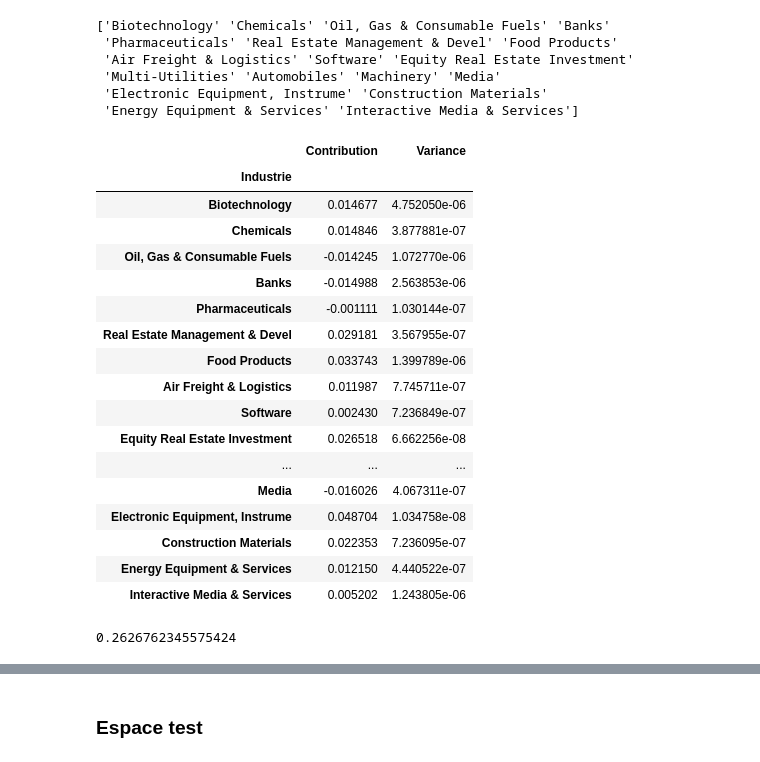
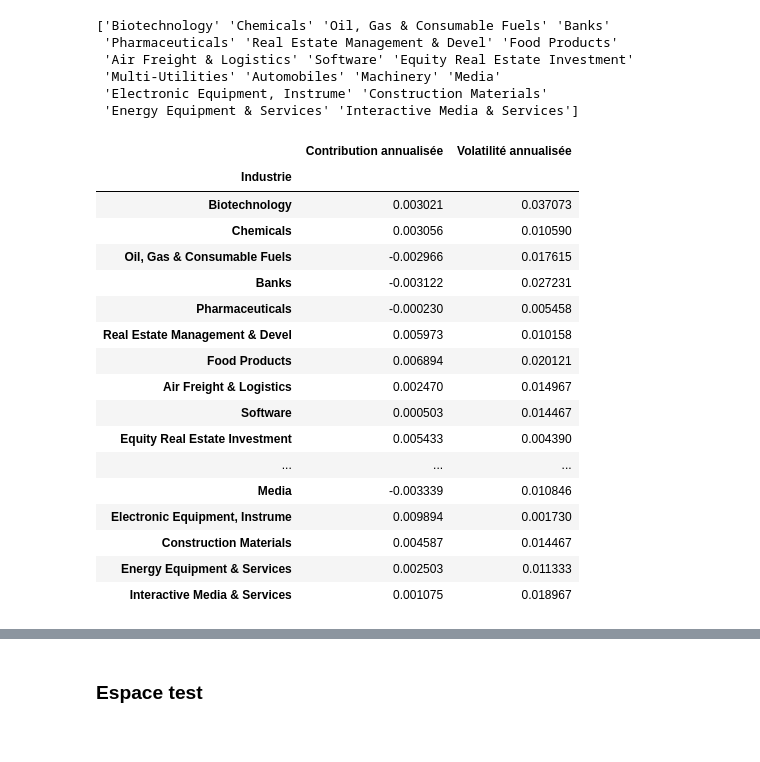
Before and after one commit to YvesAdl/BI_Finance_project, a Jupyter notebook: Facts sheet.ipynb, the cells around one changed output, grey strips where cells are left out. Drawn from its saved outputs; the diff is of its cells as text; code cells hidden in the pictures.

Commit message:
Add files via upload
Correction du soucis d'annualisation, génération d'un excel regroupant toutes les sorties nécessaire dans la facts sheet (à partir de 2-c)

```diff
--- a/Facts sheet.ipynb
+++ b/Facts sheet.ipynb
@@ -273,15 +281,17 @@ zone = portfolio_mapping.Geographical_zone.drop_duplicates().values;print(zone)
 ['NORTH AMERICA' 'EUROPE' 'ASIA/PACIFIC']
 # %%
 data_zone = {'Zone':[],
-            'Contribution':[],
-            'Variance':[]}
+            'Contribution annualisée':[],
+            'Volatilité annualisée':[]}
 
 for zones in zone:
     securities = portfolio_mapping[portfolio_mapping.Geographical_zone==zones].index.values
     perf = df.loc[securities,'contribution'].sum()
     var = covar_pondere[securities].loc[securities].sum().sum()
+    perf = (perf+1)**(1/T)-1 #annualisation du rendement
+    var = np.sqrt(var*nb_days_open) #annualisation de la volatilité
     data_zone['Zone'].append(zones)
-    data_zone['Contribution'].append(perf)
-    data_zone['Variance'].append(var)
+    data_zone['Contribution annualisée'].append(perf)
+    data_zone['Volatilité annualisée'].append(var)
 # %%
 df_zone = pd.DataFrame(data_zone)
@@ -308,15 +319,17 @@ sector = portfolio_mapping.Sector.drop_duplicates().values;print(sector)
  'Consumer Discretionary' 'Communication Services']
 # %%
 data_secteur = {'Sector':[],
-            'Contribution':[],
-            'Variance':[]}
+            'Contribution annualisée':[],
+            'Volatilité annualisée':[]}
 
 for sectors in sector:
     securities = portfolio_mapping[portfolio_mapping.Sector==sectors].index.values
     perf = df.loc[securities,'contribution'].sum()
     var = covar_pondere[securities].loc[securities].sum().sum()
+    perf = (perf+1)**(1/T)-1 #annualisation du rendement
+    var = np.sqrt(var*nb_days_open) #annualisation de la volatilité
     data_secteur['Sector'].append(sectors)
-    data_secteur['Contribution'].append(perf)
-    data_secteur['Variance'].append(var)
+    data_secteur['Contribution annualisée'].append(perf)
+    data_secteur['Volatilité annualisée'].append(var)
 # %%
 df_secteur = pd.DataFrame(data_secteur)
@@ -348,15 +360,17 @@ country = portfolio_mapping.Country.drop_duplicates().values;print(country)
  'SOUTH KOREA' 'TAIWAN' 'JAPAN' 'CHINA']
 # %%
 data_country = {'Pays':[],
-            'Contribution':[],
-            'Variance':[]}
+            'Contribution annualisée':[],
+            'Volatilité annualisée':[]}
 
 for countries in country:
     securities = portfolio_mapping[portfolio_mapping.Country==countries].index.values
     perf = df.loc[securities,'contribution'].sum()
     var = covar_pondere[securities].loc[securities].sum().sum()
+    perf = (perf+1)**(1/T)-1 #annualisation du rendement
+    var = np.sqrt(var*nb_days_open) #annualisation de la volatilité
     data_country['Pays'].append(countries)
-    data_country['Contribution'].append(perf)
-    data_country['Variance'].append(var)
+    data_country['Contribution annualisée'].append(perf)
+    data_country['Volatilité annualisée'].append(var)
 # %%
 df_country = pd.DataFrame(data_country)
@@ -391,39 +404,40 @@ industry = portfolio_mapping.Industry.drop_duplicates().values;print(industry)
  'Energy Equipment & Services' 'Interactive Media & Services']
 # %%
 data_industry = {'Industrie':[],
-            'Contribution':[],
-            'Variance':[]}
+            'Contribution annualisée':[],
+            'Volatilité annualisée':[]}
 
 for industries in industry:
     securities = portfolio_mapping[portfolio_mapping.Industry==industries].index.values
     perf = df.loc[securities,'contribution'].sum()
     var = covar_pondere[securities].loc[securities].sum().sum()
+    perf = (perf+1)**(1/T)-1 #annualisation du rendement
+    var = np.sqrt(var*nb_days_open) #annualisation de la volatilité
     data_industry['Industrie'].append(industries)
-    data_industry['Contribution'].append(perf)
-    data_industry['Variance'].append(var)
+    data_industry['Contribution annualisée'].append(perf)
+    data_industry['Volatilité annualisée'].append(var)
 # %%
 df_industry = pd.DataFrame(data_industry)
-df_industry.set_index('Industrie')
+df_industry.set_index('Industrie', inplace=True)
+df_industry
 # %% [output]
-|  | Contribution | Variance |
+|  | Contribution annualisée | Volatilité annualisée |
 | Industrie |  |  |
-| Biotechnology | 0.014677 | 4.752050e-06 |
-| Chemicals | 0.014846 | 3.877881e-07 |
-| Oil, Gas & Consumable Fuels | -0.014245 | 1.072770e-06 |
-| Banks | -0.014988 | 2.563853e-06 |
-| Pharmaceuticals | -0.001111 | 1.030144e-07 |
-| Real Estate Management & Devel | 0.029181 | 3.567955e-07 |
-| Food Products | 0.033743 | 1.399789e-06 |
-| Air Freight & Logistics | 0.011987 | 7.745711e-07 |
-| Software | 0.002430 | 7.236849e-07 |
-| Equity Real Estate Investment | 0.026518 | 6.662256e-08 |
+| Biotechnology | 0.003021 | 0.037073 |
+| Chemicals | 0.003056 | 0.010590 |
+| Oil, Gas & Consumable Fuels | -0.002966 | 0.017615 |
+| Banks | -0.003122 | 0.027231 |
+| Pharmaceuticals | -0.000230 | 0.005458 |
+| Real Estate Management & Devel | 0.005973 | 0.010158 |
+| Food Products | 0.006894 | 0.020121 |
+| Air Freight & Logistics | 0.002470 | 0.014967 |
+| Software | 0.000503 | 0.014467 |
+| Equity Real Estate Investment | 0.005433 | 0.004390 |
 | ... | ... | ... |
-| Media | -0.016026 | 4.067311e-07 |
-| Electronic Equipment, Instrume | 0.048704 | 1.034758e-08 |
-| Construction Materials | 0.022353 | 7.236095e-07 |
-| Energy Equipment & Services | 0.012150 | 4.440522e-07 |
-| Interactive Media & Services | 0.005202 | 1.243805e-06 |
+| Media | -0.003339 | 0.010846 |
+| Electronic Equipment, Instrume | 0.009894 | 0.001730 |
+| Construction Materials | 0.004587 | 0.014467 |
+| Energy Equipment & Services | 0.002503 | 0.011333 |
+| Interactive Media & Services | 0.001075 | 0.018967 |
 # %%
-df_industry.Contribution.sum() #sanity check, correspond bien à la contribution au global
+#df_industry.Contribution.sum() #sanity check, correspond bien à la contribution au global
-# %% [output]
-0.2626762345575424
```
Also changed, not shown: parts of 15 cells of this notebook, 1 other file.
